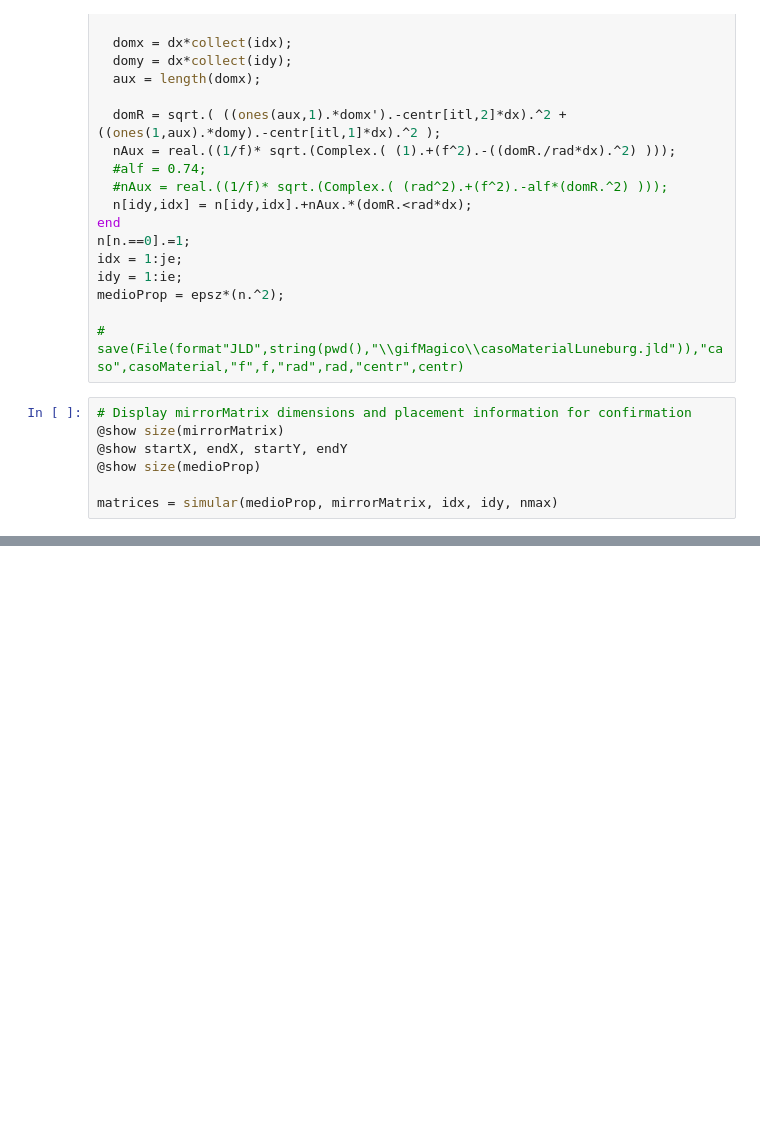
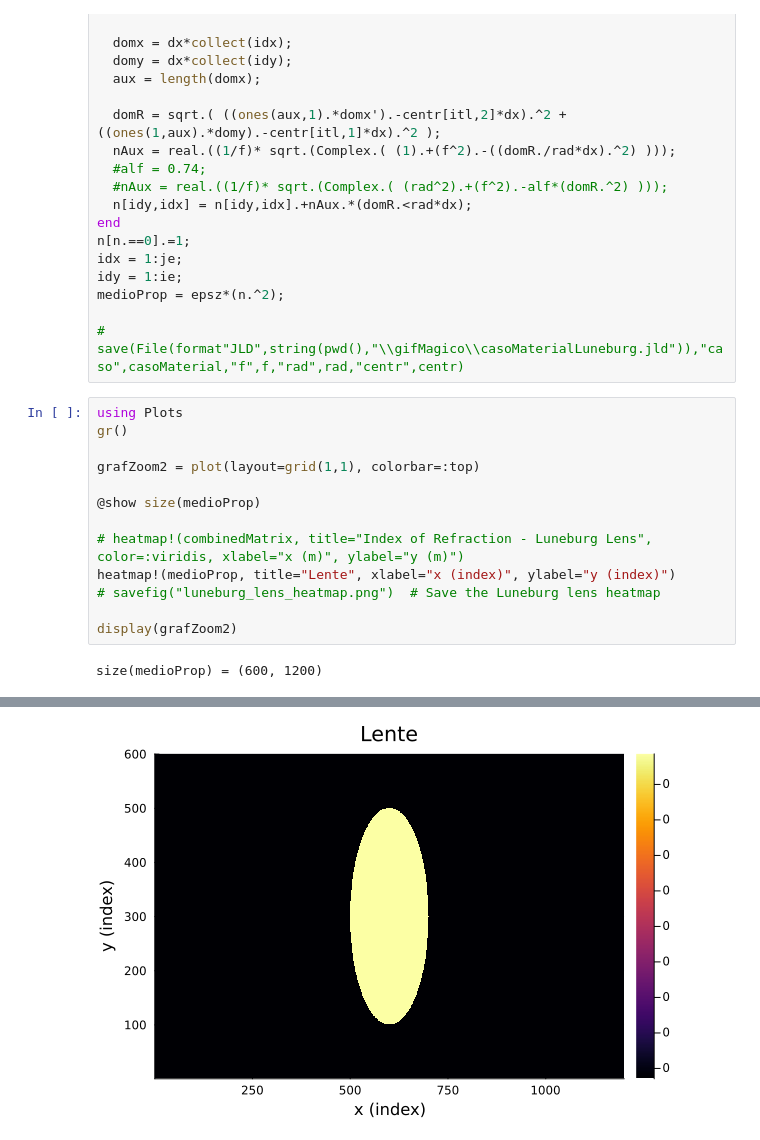
Before and after one commit to Roy3838/Fotonics, a Jupyter notebook: FTDT/main.ipynb, the cells around one changed output, grey strips where cells are left out. Cells and saved outputs as stored; diff of their text form; blank space fills up the shorter version.

```diff
--- a/FTDT/main.ipynb
+++ b/FTDT/main.ipynb
@@ -132,10 +251,18 @@ idy = 1:ie;
 medioProp = epsz*(n.^2);
 
 # save(File(format"JLD",string(pwd(),"\\gifMagico\\casoMaterialLuneburg.jld")),"caso",casoMaterial,"f",f,"rad",rad,"centr",centr)
-# %%
-# Display mirrorMatrix dimensions and placement information for confirmation
-@show size(mirrorMatrix)
-@show startX, endX, startY, endY
-@show size(medioProp)
-
-matrices = simular(medioProp, mirrorMatrix, idx, idy, nmax)
+# %%
+using Plots
+gr()
+
+grafZoom2 = plot(layout=grid(1,1), colorbar=:top)
+
+@show size(medioProp)
+
+# heatmap!(combinedMatrix, title="Index of Refraction - Luneburg Lens", color=:viridis, xlabel="x (m)", ylabel="y (m)")
+heatmap!(medioProp, title="Lente", xlabel="x (index)", ylabel="y (index)")
+# savefig("luneburg_lens_heatmap.png")  # Save the Luneburg lens heatmap
+
+display(grafZoom2)
+# %% [output]
+size(medioProp) = (600, 1200)
@@ -141,0 +277 @@ matrices = simular(medioProp, mirrorMatrix, idx, idy, nmax)
+[figure, added]
```
Also changed, not shown: parts of 16 cells of this notebook, 4 other files.
